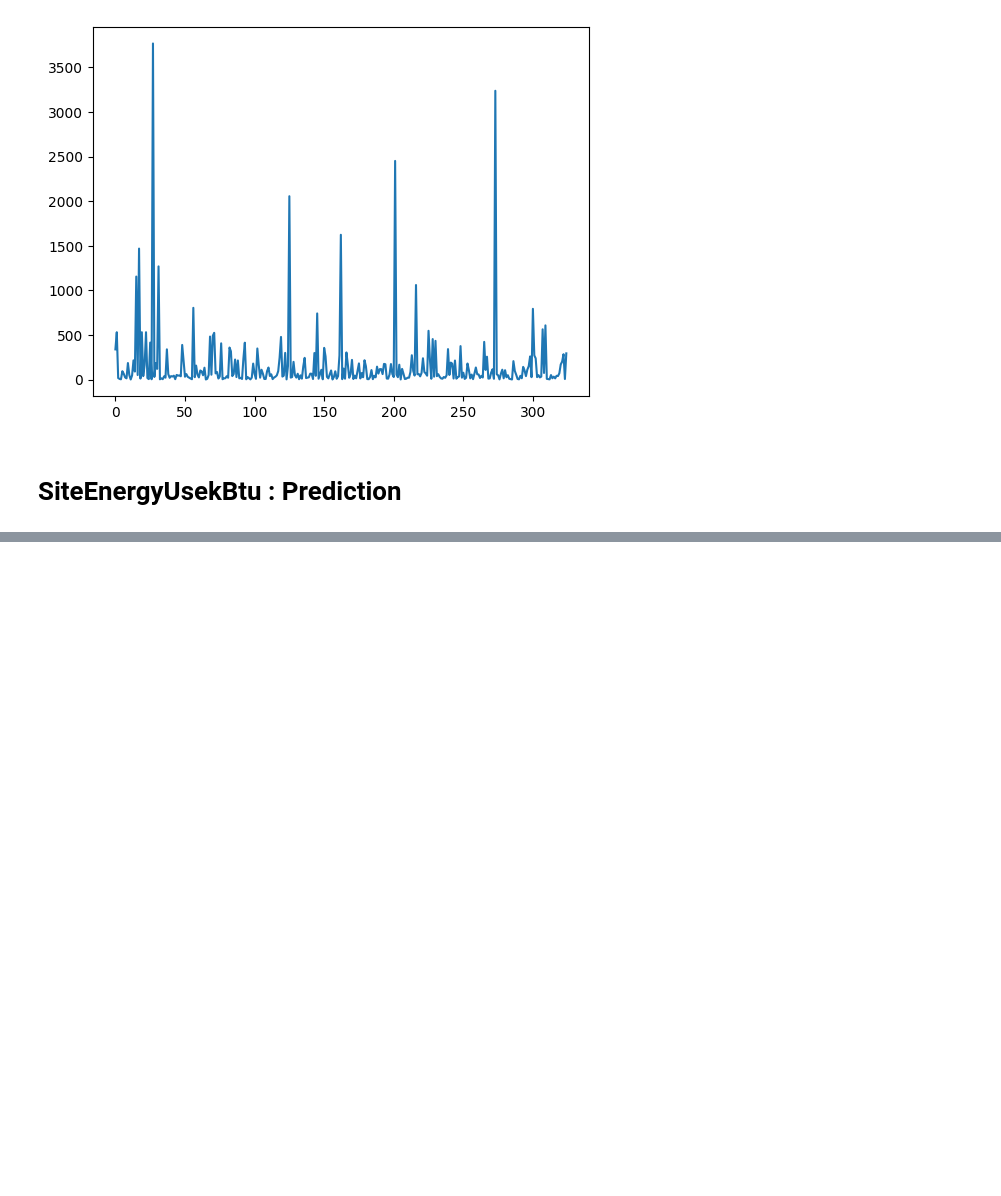
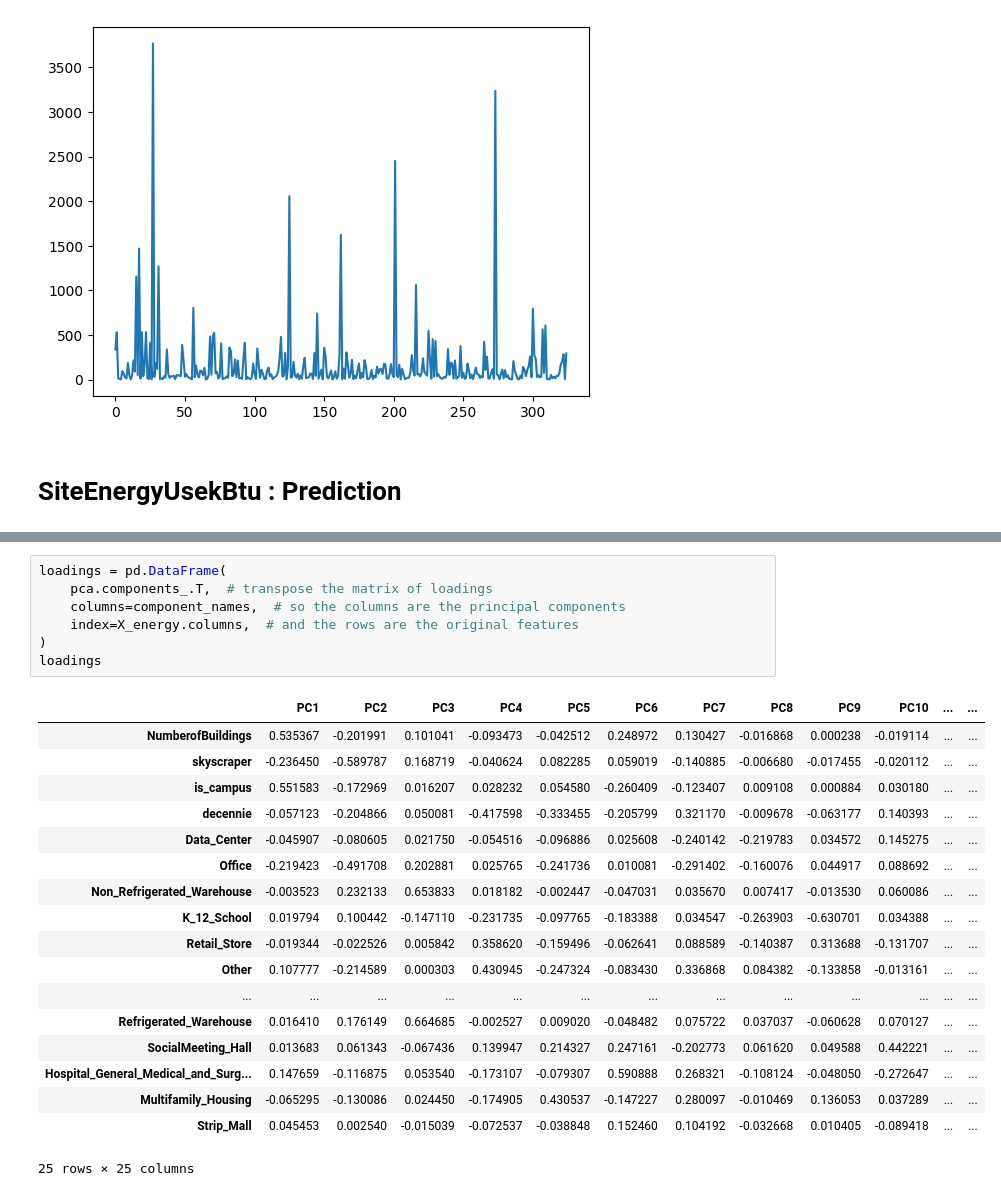
Before and after one commit to Marc0543/Seattle_energy, a Jupyter notebook: cleaning_marc.ipynb, the cells around one changed output, grey strips where cells are left out. Drawn from its saved outputs; the diff is of its cells as text; blank space fills up the shorter version.

```diff
--- a/cleaning_marc.ipynb
+++ b/cleaning_marc.ipynb
@@ -1100,0 +1082,26 @@ X_train_energy, X_test_energy , y_train_energy, y_test_energy = train_test_split
+# %%
+loadings = pd.DataFrame(
+    pca.components_.T,  # transpose the matrix of loadings
+    columns=component_names,  # so the columns are the principal components
+    index=X_energy.columns,  # and the rows are the original features
+)
+loadings
+# %% [output]
+|  | PC1 | PC2 | PC3 | PC4 | PC5 | PC6 | PC7 | PC8 | PC9 | PC10 | ... | ... |
+| NumberofBuildings | 0.535367 | -0.201991 | 0.101041 | -0.093473 | -0.042512 | 0.248972 | 0.130427 | -0.016868 | 0.000238 | -0.019114 | ... | ... |
+| skyscraper | -0.236450 | -0.589787 | 0.168719 | -0.040624 | 0.082285 | 0.059019 | -0.140885 | -0.006680 | -0.017455 | -0.020112 | ... | ... |
+| is_campus | 0.551583 | -0.172969 | 0.016207 | 0.028232 | 0.054580 | -0.260409 | -0.123407 | 0.009108 | 0.000884 | 0.030180 | ... | ... |
+| decennie | -0.057123 | -0.204866 | 0.050081 | -0.417598 | -0.333455 | -0.205799 | 0.321170 | -0.009678 | -0.063177 | 0.140393 | ... | ... |
+| Data_Center | -0.045907 | -0.080605 | 0.021750 | -0.054516 | -0.096886 | 0.025608 | -0.240142 | -0.219783 | 0.034572 | 0.145275 | ... | ... |
+| Office | -0.219423 | -0.491708 | 0.202881 | 0.025765 | -0.241736 | 0.010081 | -0.291402 | -0.160076 | 0.044917 | 0.088692 | ... | ... |
+| Non_Refrigerated_Warehouse | -0.003523 | 0.232133 | 0.653833 | 0.018182 | -0.002447 | -0.047031 | 0.035670 | 0.007417 | -0.013530 | 0.060086 | ... | ... |
+| K_12_School | 0.019794 | 0.100442 | -0.147110 | -0.231735 | -0.097765 | -0.183388 | 0.034547 | -0.263903 | -0.630701 | 0.034388 | ... | ... |
+| Retail_Store | -0.019344 | -0.022526 | 0.005842 | 0.358620 | -0.159496 | -0.062641 | 0.088589 | -0.140387 | 0.313688 | -0.131707 | ... | ... |
+| Other | 0.107777 | -0.214589 | 0.000303 | 0.430945 | -0.247324 | -0.083430 | 0.336868 | 0.084382 | -0.133858 | -0.013161 | ... | ... |
+| ... | ... | ... | ... | ... | ... | ... | ... | ... | ... | ... | ... | ... |
+| Refrigerated_Warehouse | 0.016410 | 0.176149 | 0.664685 | -0.002527 | 0.009020 | -0.048482 | 0.075722 | 0.037037 | -0.060628 | 0.070127 | ... | ... |
+| SocialMeeting_Hall | 0.013683 | 0.061343 | -0.067436 | 0.139947 | 0.214327 | 0.247161 | -0.202773 | 0.061620 | 0.049588 | 0.442221 | ... | ... |
+| Hospital_General_Medical_and_Surg... | 0.147659 | -0.116875 | 0.053540 | -0.173107 | -0.079307 | 0.590888 | 0.268321 | -0.108124 | -0.048050 | -0.272647 | ... | ... |
+| Multifamily_Housing | -0.065295 | -0.130086 | 0.024450 | -0.174905 | 0.430537 | -0.147227 | 0.280097 | -0.010469 | 0.136053 | 0.037289 | ... | ... |
+| Strip_Mall | 0.045453 | 0.002540 | -0.015039 | -0.072537 | -0.038848 | 0.152460 | 0.104192 | -0.032668 | 0.010405 | -0.089418 | ... | ... |
+25 rows × 25 columns
```
Also changed, not shown: parts of 36 cells of this notebook.
